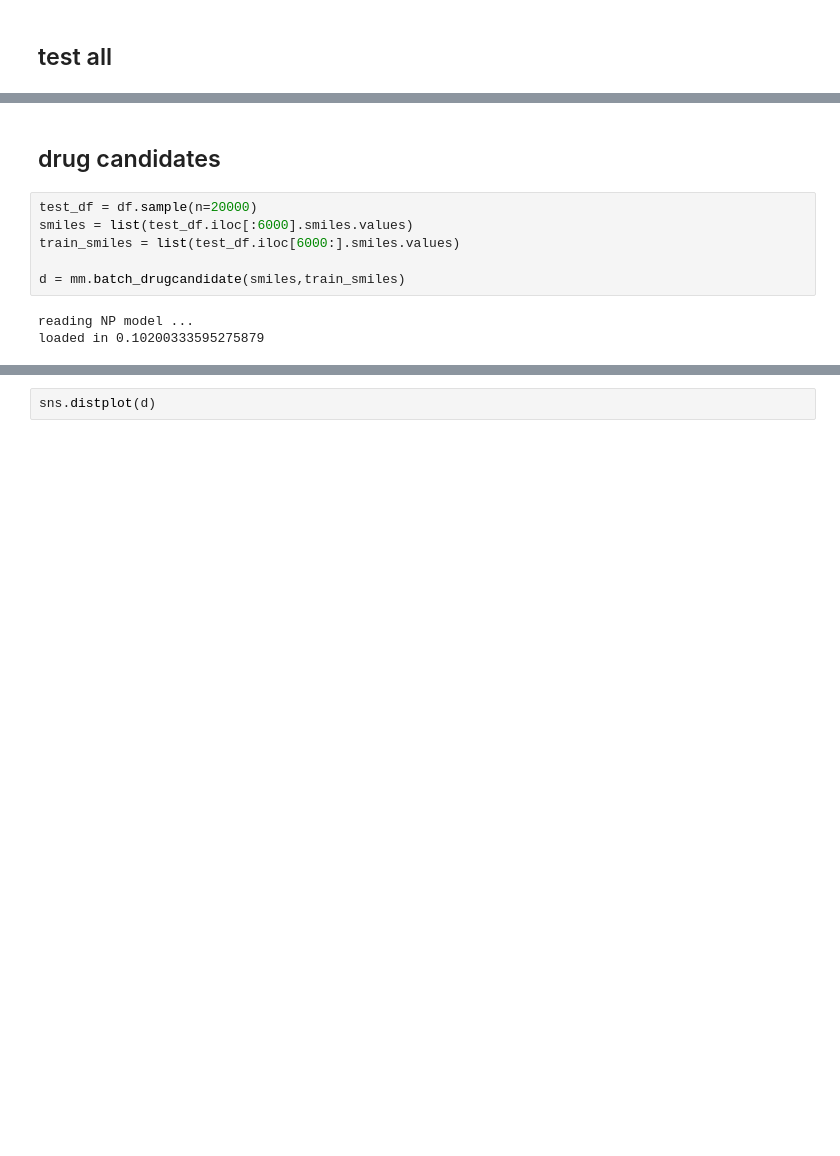
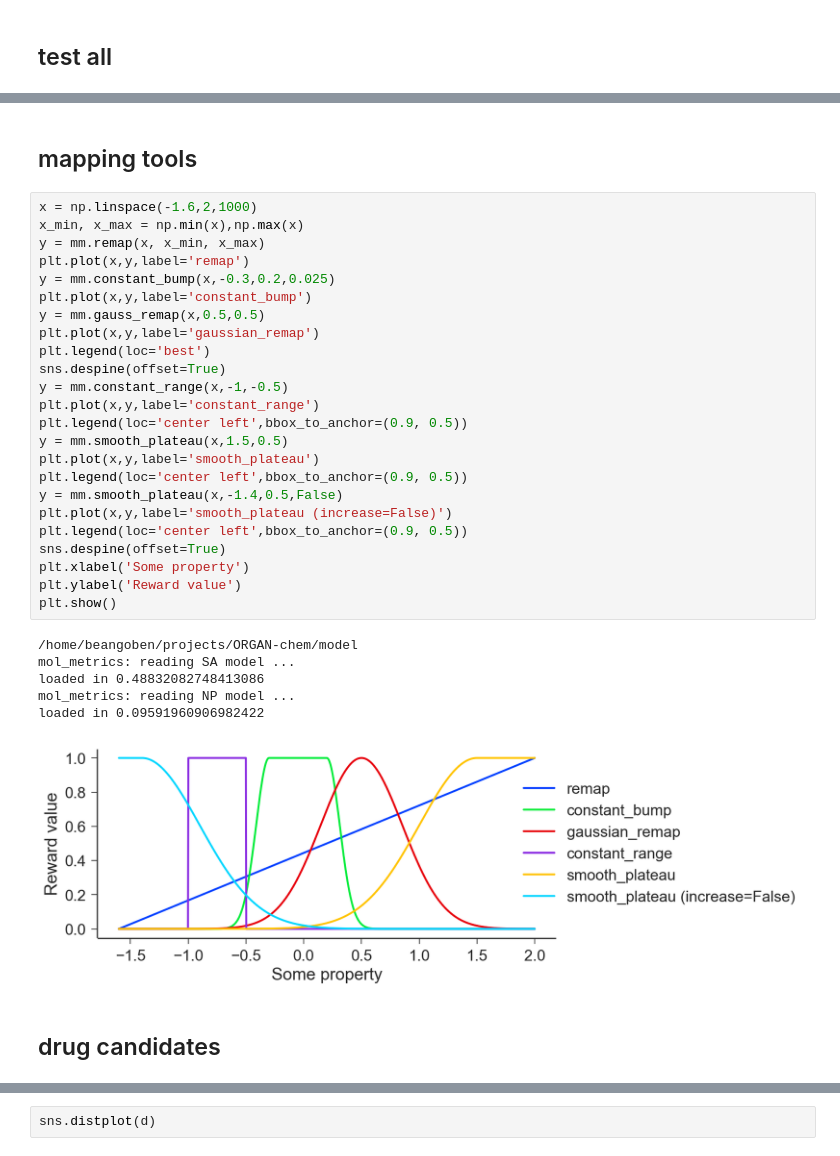
Before and after one commit to aspuru-guzik-group/ORGANIC, a Jupyter notebook: analysis/MolMetric_showcase.ipynb, the cells around one changed output, grey strips where cells are left out. Drawn from its saved outputs; the diff is of its cells as text; blank space fills up the shorter version.

Commit message:
mapping metrics

```diff
--- a/analysis/MolMetric_showcase.ipynb
+++ b/analysis/MolMetric_showcase.ipynb
@@ -98,11 +100,35 @@ novelty              computed in 0.0174601 s
+# %% [markdown]
+## mapping tools
+# %%
+x = np.linspace(-1.6,2,1000)
+x_min, x_max = np.min(x),np.max(x)
+y = mm.remap(x, x_min, x_max)
+plt.plot(x,y,label='remap')
+y = mm.constant_bump(x,-0.3,0.2,0.025)
+plt.plot(x,y,label='constant_bump')
+y = mm.gauss_remap(x,0.5,0.5)
+plt.plot(x,y,label='gaussian_remap')
+plt.legend(loc='best')
+sns.despine(offset=True)
+y = mm.constant_range(x,-1,-0.5)
+plt.plot(x,y,label='constant_range')
+plt.legend(loc='center left',bbox_to_anchor=(0.9, 0.5))
+y = mm.smooth_plateau(x,1.5,0.5)
+plt.plot(x,y,label='smooth_plateau')
+plt.legend(loc='center left',bbox_to_anchor=(0.9, 0.5))
+y = mm.smooth_plateau(x,-1.4,0.5,False)
+plt.plot(x,y,label='smooth_plateau (increase=False)')
+plt.legend(loc='center left',bbox_to_anchor=(0.9, 0.5))
+sns.despine(offset=True)
+plt.xlabel('Some property')
+plt.ylabel('Reward value')
+plt.show()
+# %% [output]
+/home/beangoben/projects/ORGAN-chem/model
+mol_metrics: reading SA model ...
+loaded in 0.48832082748413086
+mol_metrics: reading NP model ...
+loaded in 0.09591960906982422
+[figure, added]
 # %% [markdown]
 ## drug candidates
-# %%
-test_df = df.sample(n=20000)
-smiles = list(test_df.iloc[:6000].smiles.values)
-train_smiles = list(test_df.iloc[6000:].smiles.values)
-
-d = mm.batch_drugcandidate(smiles,train_smiles)
-# %% [output]
-reading NP model ...
-loaded in 0.10200333595275879
```
Also changed, not shown: parts of 5 cells of this notebook, 1 other file.
